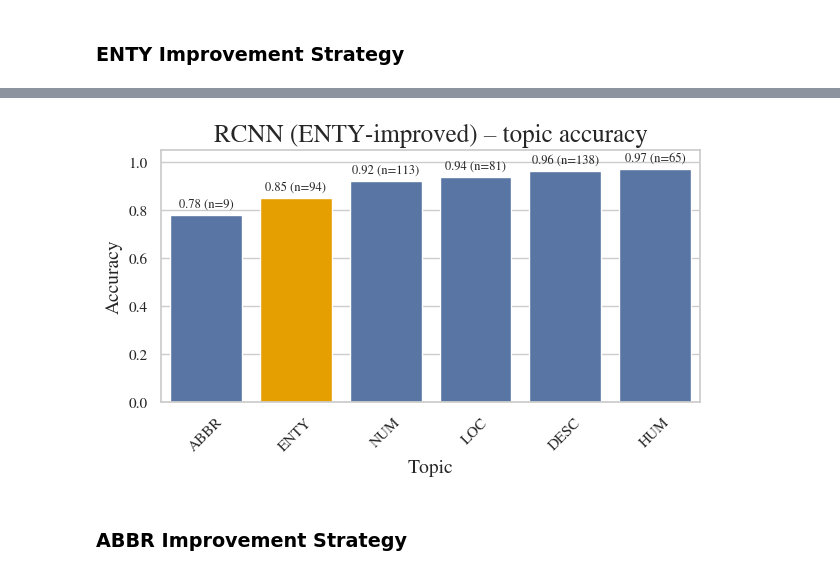
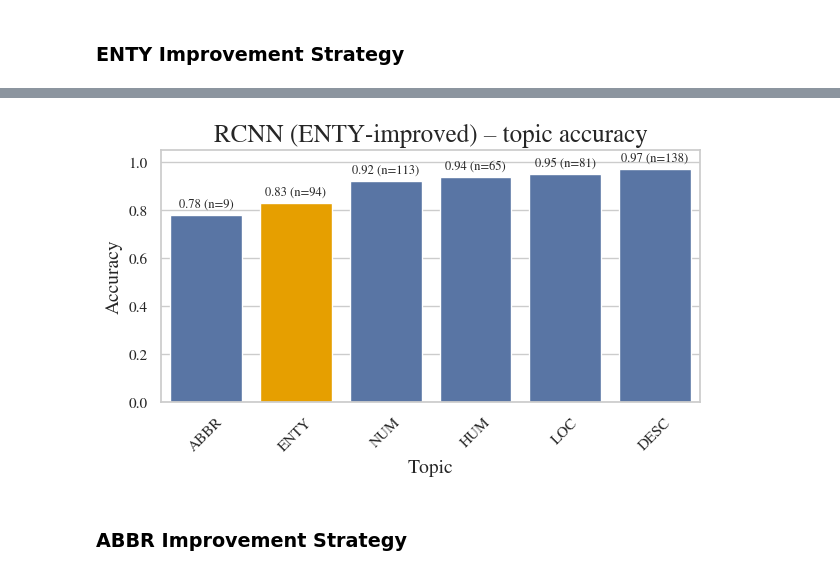
Before and after one commit to JonssonAlexander/NLP_Project_group45, a Jupyter notebook: 03_using_diff_models.ipynb, the cells around one changed output, grey strips where cells are left out. Drawn from its saved outputs; the diff is of its cells as text; code cells hidden in the pictures.

```diff
--- a/03_using_diff_models.ipynb
+++ b/03_using_diff_models.ipynb
@@ -291,6 +291,7 @@ hist_rcnn, model_rcnn, eval_rcnn = run_model_experiment(
         hidden_dim=base_config.hidden_dim,
         num_layers=base_config.num_layers,
         dropout=base_config.dropout,
+        padding_idx=0,
         multisample_dropout=4,
     ),
     config=base_config,
@@ -591,16 +475,31 @@ def run_enty_rcnn_improved(
 # %%
-hist_enty_imp, model_enty_imp, eval_enty_imp = run_enty_rcnn_improved(
-    loaders=loaders,
-    device=device,
-    label_to_index=label_to_index,
-    embedding_tensor=embedding_tensor,
-    base_config=base_config,
-    enty_weight=1.0,
-    alpha_fine=1.0,
-    beta_coarse=1.0,
+from types import SimpleNamespace
+
+from src.models.rcnn_improved_enty import (
+    make_coarse_splits,
+    build_dataloaders,
+    train_enty,
 )
 
-enty_topic_df = coarse_topic_accuracy_from_eval(eval_enty_imp, label_to_index)
+coarse_splits = make_coarse_splits(splits)
+
+loaders_enty, label_to_index_enty = build_dataloaders(
+    config=base_config,
+    splits=coarse_splits,
+    vocab_report=vocab_report,
+)
+
+hist_enty, model_enty, eval_enty = train_enty(
+    loaders=loaders_enty,
+    config=base_config,
+    device=device,
+    embedding_tensor=embedding_tensor,
+    label_to_index=label_to_index_enty,
+)
+
+index_to_label_enty = {idx: lbl for lbl, idx in label_to_index_enty.items()}
+
+enty_topic_df = topic_accuracy_table(eval_enty, index_to_label_enty)
 sorted_enty_topics = enty_topic_df.sort_values('accuracy')
 
 fig, ax = plot_barplot(
@@ -612,37 +511,17 @@ ax.set_xlabel('Topic', fontsize=14)
 ax.set_ylabel('Accuracy', fontsize=14)
 ax.set_ylim(0, 1.05)
 
-bar_container = next(
-    (container for container in ax.containers if hasattr(container, 'datavalues')),
-    None,
-)
-if bar_container is None:
-    raise RuntimeError("No bar container found — check plot_barplot output.")
+bar_container = next((c for c in ax.containers if hasattr(c, 'datavalues')), None)
 
 default_color = bar_container.patches[0].get_facecolor()
 highlight_color = '#E69F00'
+labels = [f"{acc:.2f} (n={supp})"
+          for acc, supp in zip(sorted_enty_topics['accuracy'], sorted_enty_topics['support'])]
 
-labels = [
-    f"{acc:.2f} (n={supp})"
-    for acc, supp in zip(sorted_enty_topics['accuracy'], sorted_enty_topics['support'])
-]
-
-for rect, label_name, label_text in zip(
-    bar_container.patches,
-    sorted_enty_topics['label'],
-    labels,
-):
-    rect.set_facecolor(highlight_color if label_name == 'ENTY' else default_color)
-
-    height = rect.get_height()
-    ax.text(
-        rect.get_x() + rect.get_width() / 2,
-        height + 0.02,
-        label_text,
-        ha='center',
-        va='bottom',
-        fontsize=9,
-    )
+for rect, name, lab in zip(bar_container.patches, sorted_enty_topics['label'], labels):
+    rect.set_facecolor(highlight_color if name == 'ENTY' else default_color)
+    h = rect.get_height()
+    ax.text(rect.get_x() + rect.get_width()/2, h + 0.02, lab, ha='center', va='bottom', fontsize=9)
 
 fig.savefig('plots/part3_rcnn_enty_improved_topic_accuracy.png', dpi=300)
 plt.show()
@@ -650,3 +539,3 @@ plt.show()
-[figure, old version]
+[figure, new version]
 # %% [markdown]
 ### ABBR Improvement Strategy
```
Also changed, not shown: parts of 13 cells of this notebook.
